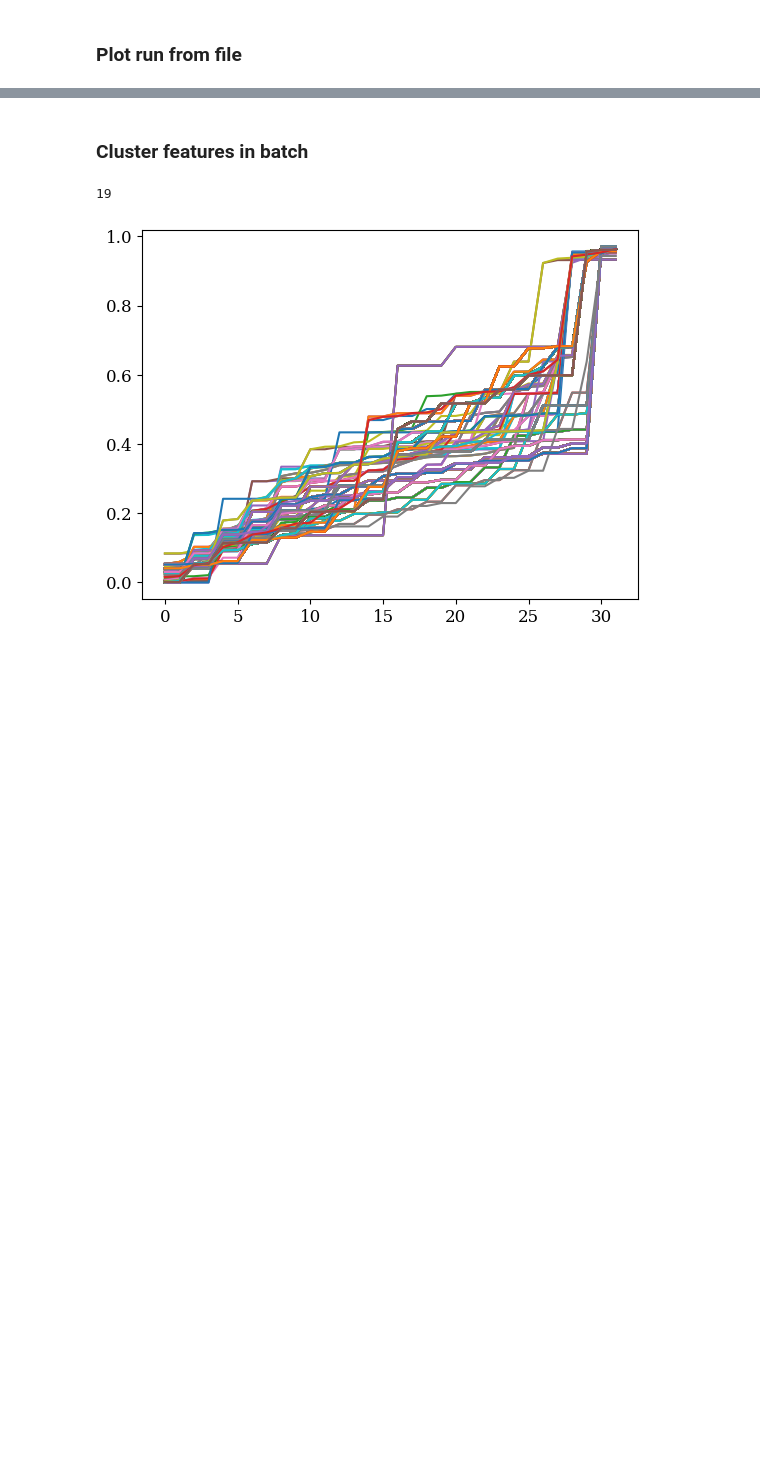
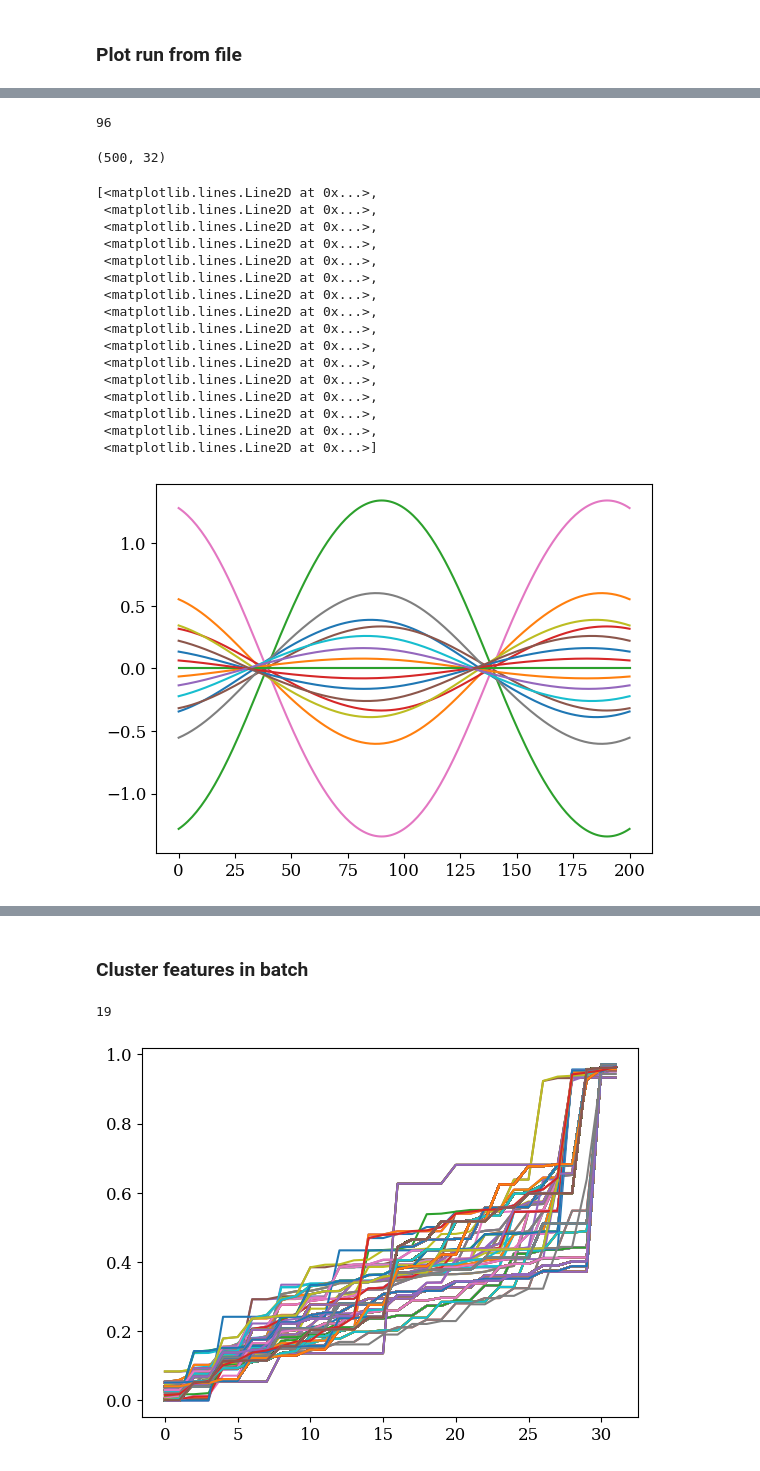
Before and after one commit to znicolaou/snakingoscillators, a Jupyter notebook: pendula/plotpendula.ipynb, the cells around one changed output, grey strips where cells are left out. Cells and saved outputs as stored; diff of their text form; code cells hidden in the pictures; blank space fills up the shorter version.

```diff
--- a/pendula/plotpendula.ipynb
+++ b/pendula/plotpendula.ipynb
@@ -114,0 +37,28 @@ plt.show()
+# %%
+16*6
+# %% [output]
+96
+# %%
+ys.shape
+# %% [output]
+(500, 32)
+# %%
+plt.plot(phi[:])
+# %% [output]
+[<matplotlib.lines.Line2D at 0x...>,
+ <matplotlib.lines.Line2D at 0x...>,
+ <matplotlib.lines.Line2D at 0x...>,
+ <matplotlib.lines.Line2D at 0x...>,
+ <matplotlib.lines.Line2D at 0x...>,
+ <matplotlib.lines.Line2D at 0x...>,
+ <matplotlib.lines.Line2D at 0x...>,
+ <matplotlib.lines.Line2D at 0x...>,
+ <matplotlib.lines.Line2D at 0x...>,
+ <matplotlib.lines.Line2D at 0x...>,
+ <matplotlib.lines.Line2D at 0x...>,
+ <matplotlib.lines.Line2D at 0x...>,
+ <matplotlib.lines.Line2D at 0x...>,
+ <matplotlib.lines.Line2D at 0x...>,
+ <matplotlib.lines.Line2D at 0x...>,
+ <matplotlib.lines.Line2D at 0x...>]
+[figure, added]
```
Also changed, not shown: parts of 5 cells of this notebook, 1 other file.
